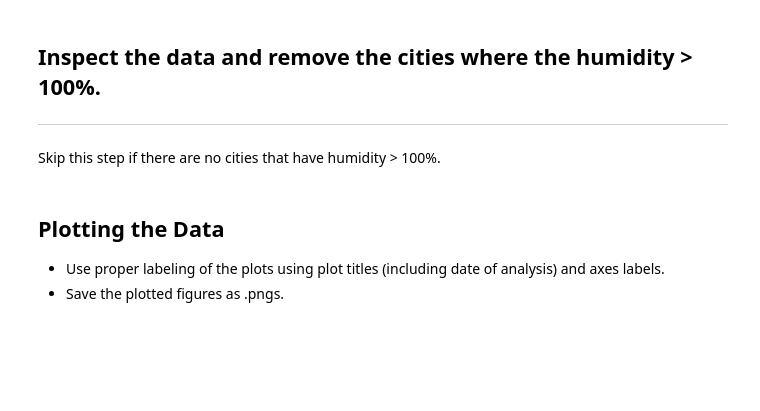
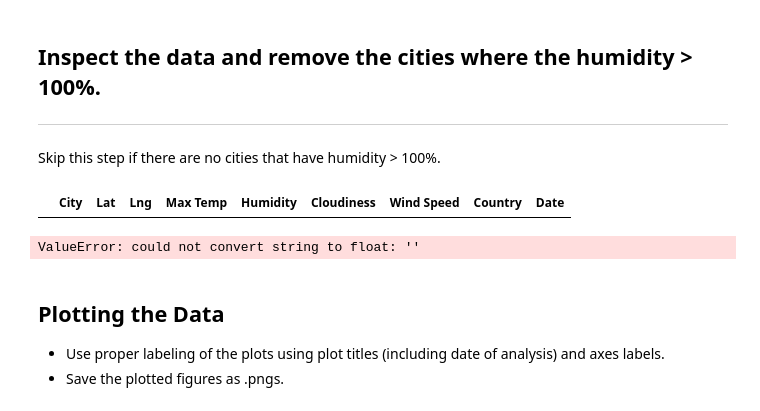
Before and after one commit to JGarvert/python-api-challenge, a Jupyter notebook: WeatherPy/WeatherPy.ipynb, the cells around one changed output. Cells and saved outputs as stored; diff of their text form; code cells hidden in the pictures; blank space fills up the shorter version.

```diff
--- a/WeatherPy/WeatherPy.ipynb
+++ b/WeatherPy/WeatherPy.ipynb
@@ -213,3 +199,19 @@ Skip this step if there are no cities that have humidity > 100%.
+# %%
+# Inspect data first and remove rows with null fields, etc.
+city_df.replace('',np.nan,inplace = True)
+city_df = city_df.dropna()
+city_df.head()
+# %% [output]
+|  | City | Lat | Lng | Max Temp | Humidity | Cloudiness | Wind Speed | Country | Date |
+# %%
+# Change humidity to a number
+city_df['Humidity'] = city_df['Humidity'].astype(float)
+
+# test if any cities have humidity over 100%
+city_df.dtypes
+# city_df['Humidity'].max()
+# %% [output]
+ValueError: could not convert string to float: ''
 # %%
 #  Get the indices of cities that have humidity over 100%.
 # %%
```
Also changed, not shown: parts of 4 cells of this notebook, 2 other files.
